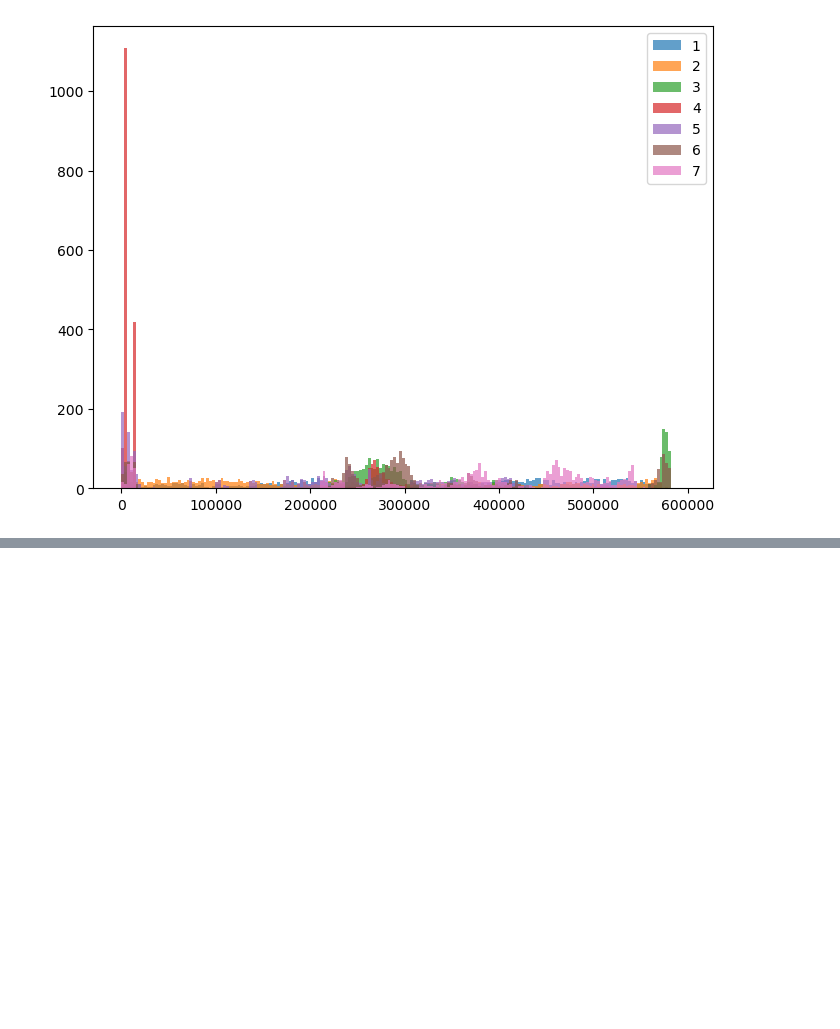
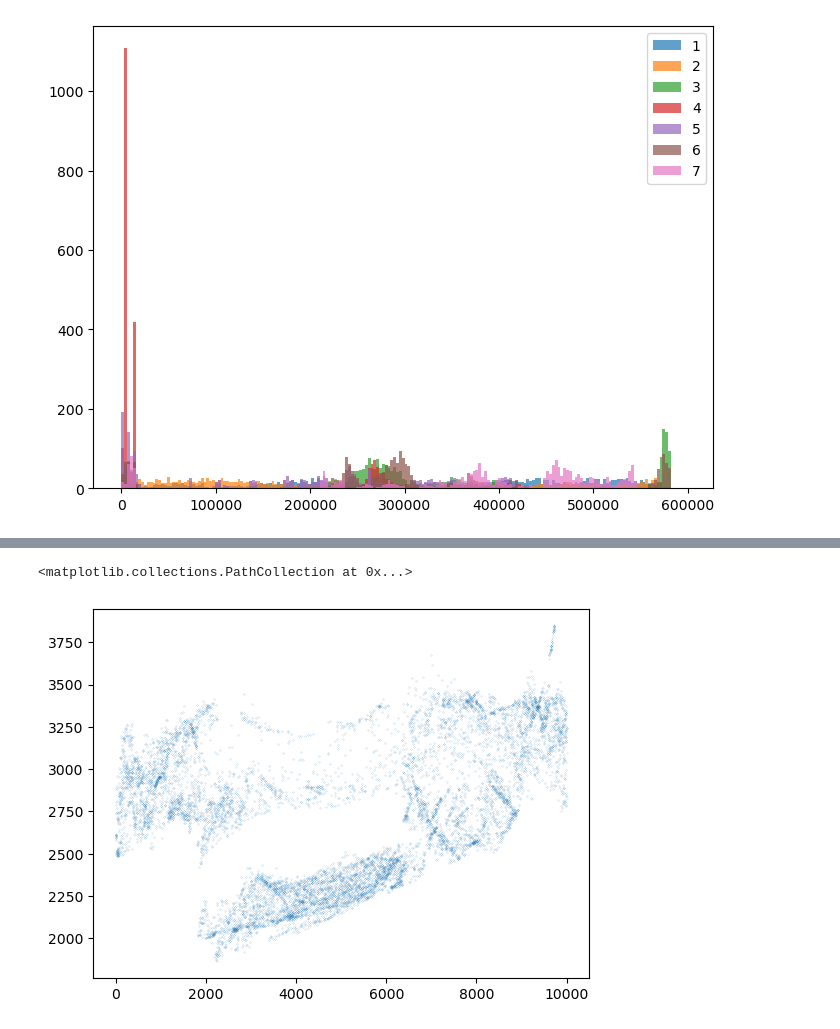
Before and after one commit to matthieudelsart/cover-type-prediction-challenge, a Jupyter notebook: Notebooks/matt_EDA.ipynb, the cells around one changed output, grey strips where cells are left out. Saved outputs shown, nothing was run; the diff lists cells and outputs as text; code cells hidden in the pictures; blank space fills up the shorter version.

```diff
--- a/Notebooks/matt_EDA.ipynb
+++ b/Notebooks/matt_EDA.ipynb
@@ -532,0 +543,5 @@ plt.show()
+# %%
+plt.scatter(df_test["Id"].iloc[:10000], df_test["Elevation"].iloc[:10000], s=0.01)
+# %% [output]
+<matplotlib.collections.PathCollection at 0x...>
+[figure, added]
```
Also changed, not shown: parts of 4 cells of this notebook, 7 other files.
